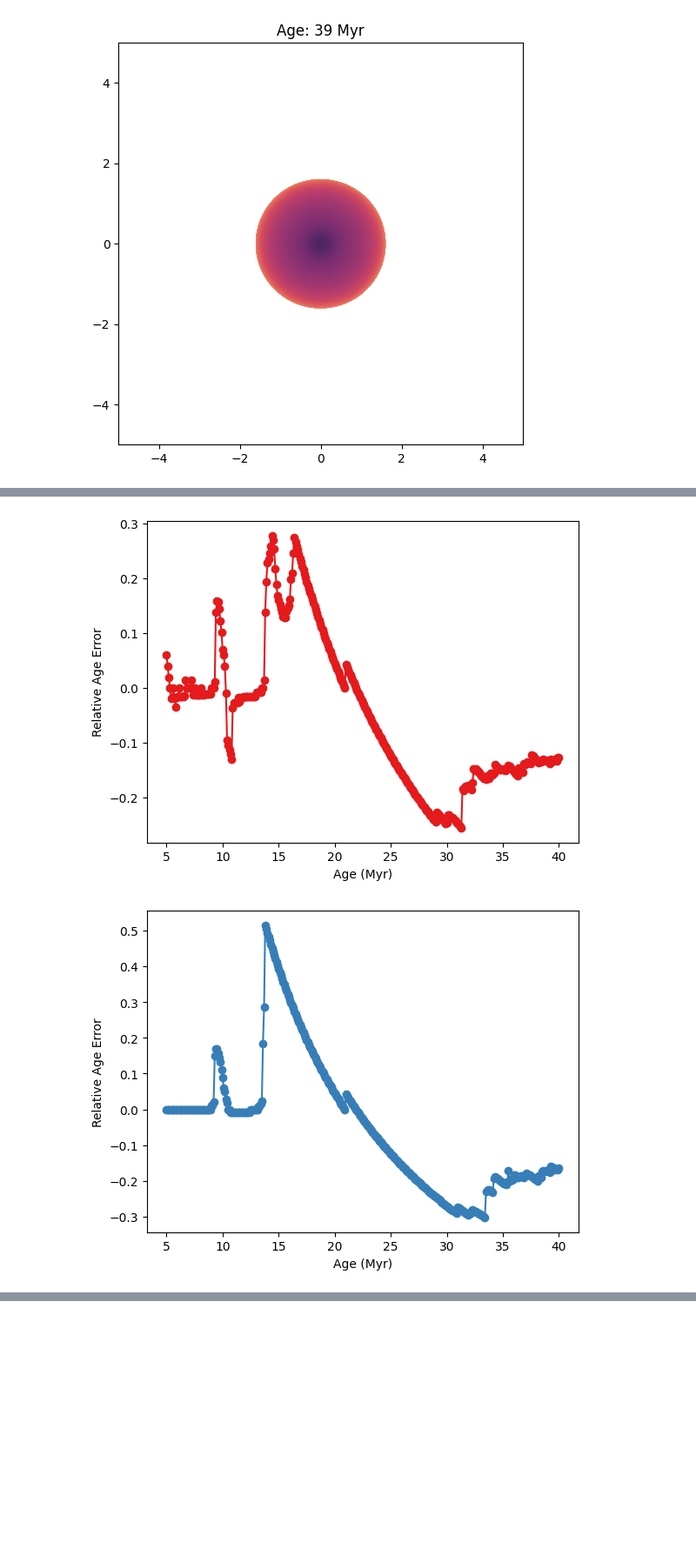
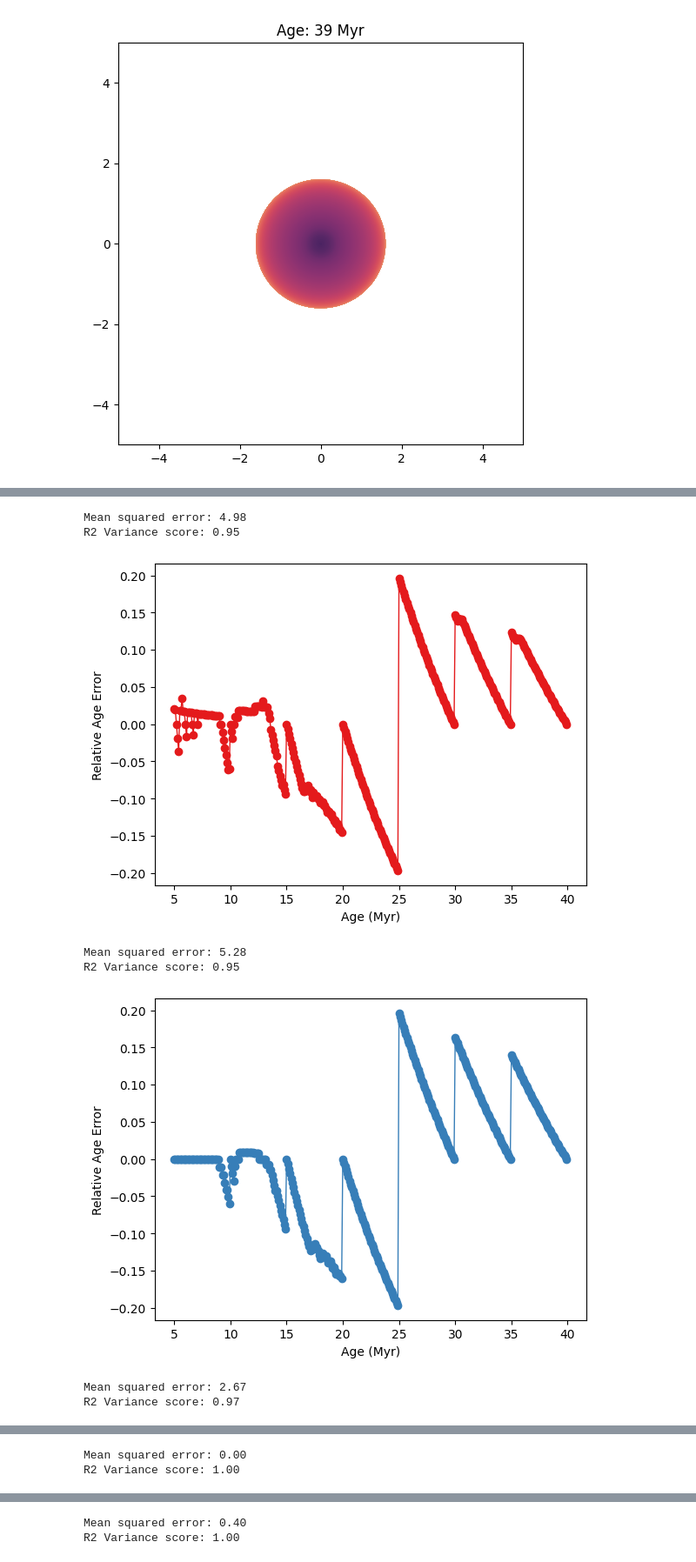
Before and after one commit to gautam-404/MESA-tests, a Jupyter notebook: test.ipynb, the cells around one changed output, grey strips where cells are left out. Shown at 87% size. Drawn from its saved outputs; the diff is of its cells as text; code cells hidden in the pictures; blank space fills up the shorter version.

```diff
--- a/test.ipynb
+++ b/test.ipynb
@@ -11,7 +11,7 @@ import glob
 # %%
 df_master = pd.read_csv("minisaurus_net_test_lim.csv").fillna(0).drop(columns=['model_number', 'gyre_fn', 'num_zones',
                                                                     'priority','star_age', 'num_retries','num_iters'])
-cols = ['m', 'z', 'v', 'tr_num', 'Myr', 'n1ell0m0', 'n2ell0m0', 'n3ell0m0', 'n4ell0m0', 'n5ell0m0',
+cols = ['m', 'z', 'v', 'density', 'log_Teff', 'tr_num', 'Myr', 'n1ell0m0', 'n2ell0m0', 'n3ell0m0', 'n4ell0m0', 'n5ell0m0',
        'n6ell0m0', 'n7ell0m0', 'n8ell0m0', 'n9ell0m0', 'n10ell0m0', 'n1ell1m0',
        'n2ell1m0', 'n3ell1m0', 'n4ell1m0', 'n5ell1m0', 'n6ell1m0', 'n7ell1m0',
        'n8ell1m0', 'n9ell1m0', 'n10ell1m0', 'Dnu', 'eps', 'n1ell1dfreq',
@@ -150,8 +150,8 @@ for this_df in dfs:
         freqs_ref_1 = row[cols1]
         freqs_alt_0 = this_df.iloc[i][cols0]
         freqs_alt_1 = this_df.iloc[i][cols1]
-        diff_0 = ((freqs_ref_0 - freqs_alt_0)/freqs_ref_0).fillna(0)
-        diff_1 = ((freqs_ref_1 - freqs_alt_1)/freqs_ref_1).fillna(0)
+        diff_0 = ((freqs_alt_0 - freqs_ref_0)/freqs_ref_0).fillna(0)
+        diff_1 = ((freqs_alt_1 - freqs_ref_1)/freqs_ref_1).fillna(0)
         this_mean.append(np.mean( np.append(diff_0, diff_1) ))
         age.append(row["Myr"])
         if row["Myr"] > 40:
@@ -329,13 +371,19 @@ def age_uncertainty(df, ref_df, cols0, cols1):
 # %%
 palette = plt.get_cmap('Set1')
 age_rel_errs = []
 for i, df in enumerate(dfs):
     age_rel_err, predicted_age, true_age = age_uncertainty(df, dfs[3], cols0, cols1)
     age_rel_errs.append(age_rel_err)
-    plt.plot(age, age_rel_err, '-o', color=palette(i))
+    plt.plot(true_age, age_rel_err, '-o', lw=1, color=palette(i))
     plt.xlabel("Age (Myr)")
     plt.ylabel("Relative Age Error")
     plt.show()
 # %% [output]
+Mean squared error: 4.98
+R2 Variance score: 0.95
-[figure, old version]
+[figure, new version]
+Mean squared error: 5.28
+R2 Variance score: 0.95
-[figure, old version]
+[figure, new version]
+Mean squared error: 2.67
+R2 Variance score: 0.97
@@ -343 +391,5 @@ for i, df in enumerate(dfs):
+Mean squared error: 0.00
+R2 Variance score: 1.00
 [figure]
+Mean squared error: 0.40
+R2 Variance score: 1.00
```
Also changed, not shown: parts of 7 cells of this notebook.
